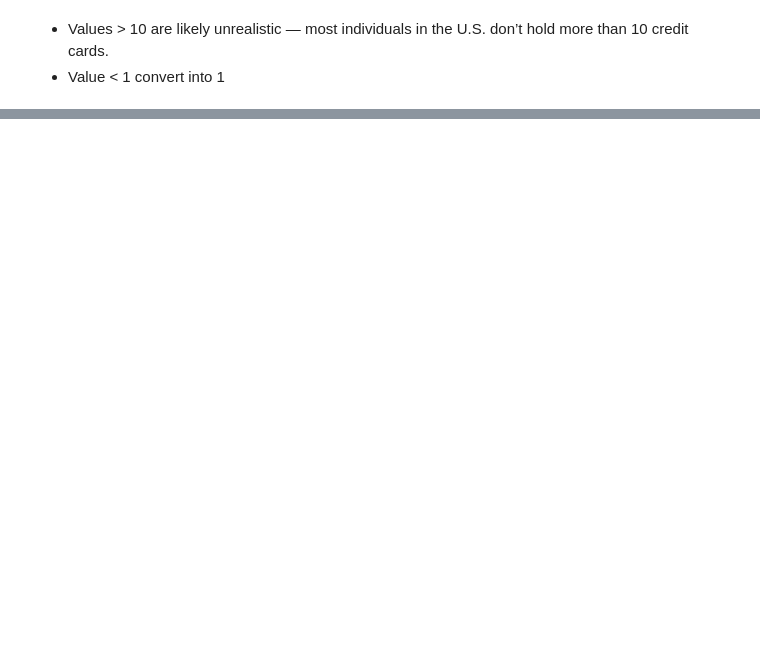
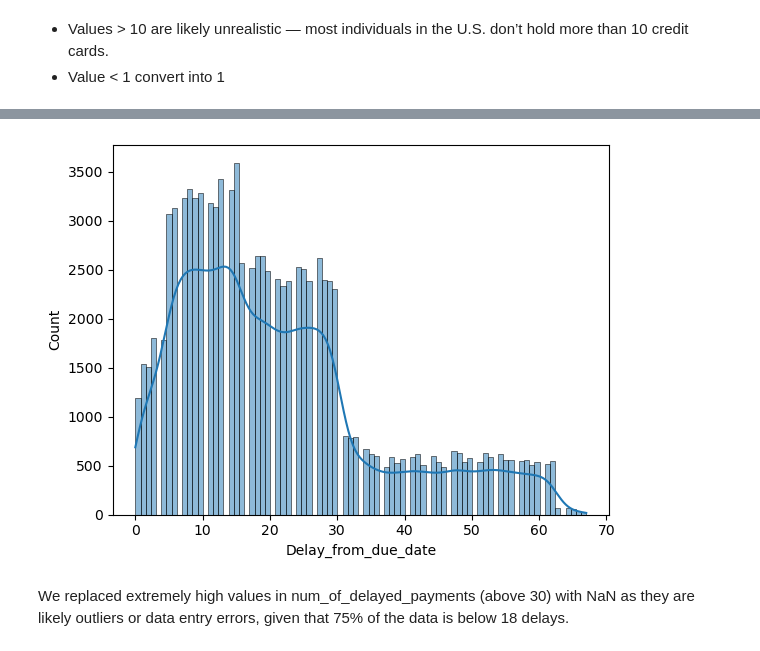
Before and after one commit to danisharain12/Credit-Score-Classification, a Jupyter notebook: Credit Score Classification.ipynb, the cells around one changed output, grey strips where cells are left out. Saved outputs shown, nothing was run; the diff lists cells and outputs as text; code cells hidden in the pictures; blank space fills up the shorter version.

```diff
--- a/Credit Score Classification.ipynb
+++ b/Credit Score Classification.ipynb
@@ -260,0 +248,9 @@ plt.show()
+# %%
+df['Delay_from_due_date'] = df['Delay_from_due_date'].abs()
+# %%
+sns.histplot(data=df, x='Delay_from_due_date', kde=True)
+plt.show()
+# %% [output]
+[figure, added]
+# %% [markdown]
+We replaced extremely high values in num_of_delayed_payments (above 30) with NaN as they are likely outliers or data entry errors, given that 75% of the data is below 18 delays.
```
Also changed, not shown: parts of 35 cells of this notebook.
